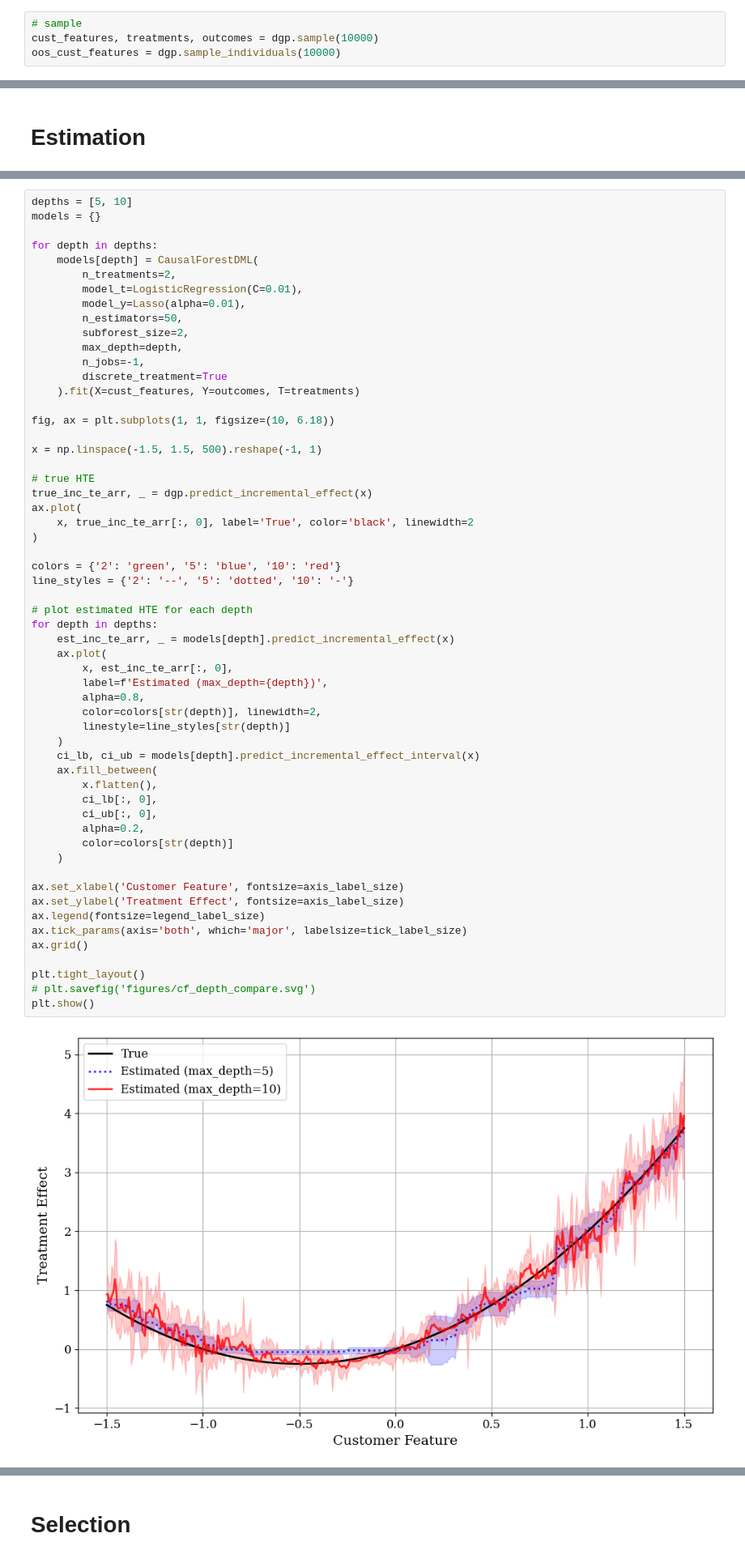
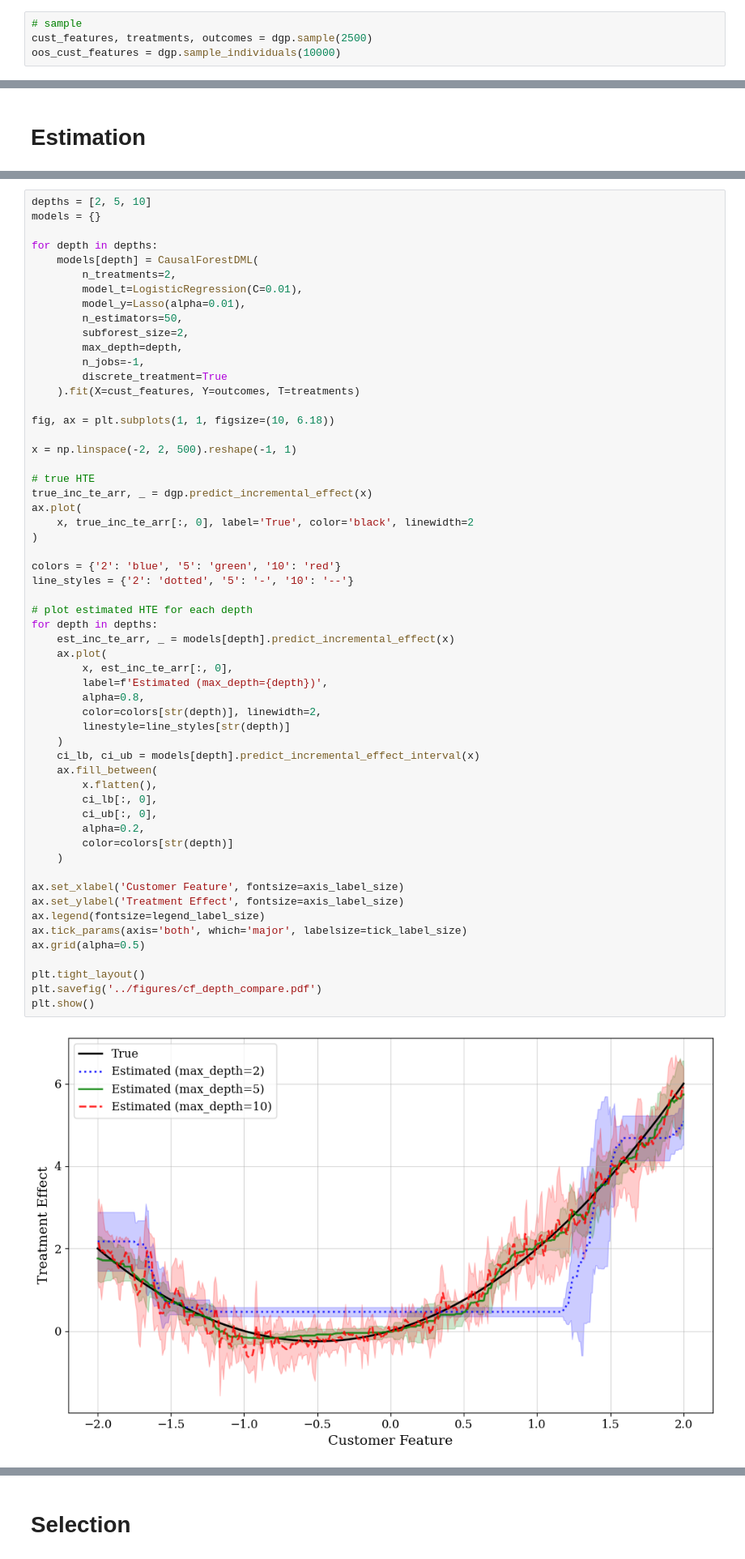
Before and after one commit to iamsikun/winners-curse, a Jupyter notebook: notebooks/targeting.ipynb, the cells around one changed output, grey strips where cells are left out. Shown at 81% size. Drawn from its saved outputs; the diff is of its cells as text.

```diff
--- a/notebooks/targeting.ipynb
+++ b/notebooks/targeting.ipynb
@@ -78,7 +78,7 @@ dgp_params = {
 dgp = Targeting(**dgp_params)
 # %%
 # sample
-cust_features, treatments, outcomes = dgp.sample(10000)
+cust_features, treatments, outcomes = dgp.sample(2500)
 oos_cust_features = dgp.sample_individuals(10000)
 # %%
 true_te_arr, _ = dgp.predict_incremental_effect(cust_features)
@@ -108,5 +107,5 @@ plot_hte(dgp, model=cfdml, ci=True, x_lb=-2.5, x_ub=2.5)
 # %%
-depths = [5, 10]
+depths = [2, 5, 10]
 models = {}
 
 for depth in depths:
@@ -123,7 +122,7 @@ for depth in depths:
 
 fig, ax = plt.subplots(1, 1, figsize=(10, 6.18))
 
-x = np.linspace(-1.5, 1.5, 500).reshape(-1, 1)
+x = np.linspace(-2, 2, 500).reshape(-1, 1)
 
 # true HTE
 true_inc_te_arr, _ = dgp.predict_incremental_effect(x)
@@ -131,36 +130,36 @@ ax.plot(
     x, true_inc_te_arr[:, 0], label='True', color='black', linewidth=2
 )
 
-colors = {'2': 'green', '5': 'blue', '10': 'red'}
-line_styles = {'2': '--', '5': 'dotted', '10': '-'}
+colors = {'2': 'blue', '5': 'green', '10': 'red'}
+line_styles = {'2': 'dotted', '5': '-', '10': '--'}
 
 # plot estimated HTE for each depth
 for depth in depths:
     est_inc_te_arr, _ = models[depth].predict_incremental_effect(x)
     ax.plot(
         x, est_inc_te_arr[:, 0],
         label=f'Estimated (max_depth={depth})',
         alpha=0.8,
         color=colors[str(depth)], linewidth=2,
         linestyle=line_styles[str(depth)]
     )
     ci_lb, ci_ub = models[depth].predict_incremental_effect_interval(x)
     ax.fill_between(
         x.flatten(),
         ci_lb[:, 0],
         ci_ub[:, 0],
         alpha=0.2,
         color=colors[str(depth)]
     )
 
 ax.set_xlabel('Customer Feature', fontsize=axis_label_size)
 ax.set_ylabel('Treatment Effect', fontsize=axis_label_size)
 ax.legend(fontsize=legend_label_size)
 ax.tick_params(axis='both', which='major', labelsize=tick_label_size)
-ax.grid()
+ax.grid(alpha=0.5)
 
 plt.tight_layout()
-# plt.savefig('figures/cf_depth_compare.svg')
+plt.savefig('../figures/cf_depth_compare.pdf')
 plt.show()
 # %% [output]
-[figure, old version]
+[figure, new version]
```
Also changed, not shown: parts of 23 cells of this notebook, 17 other files.
